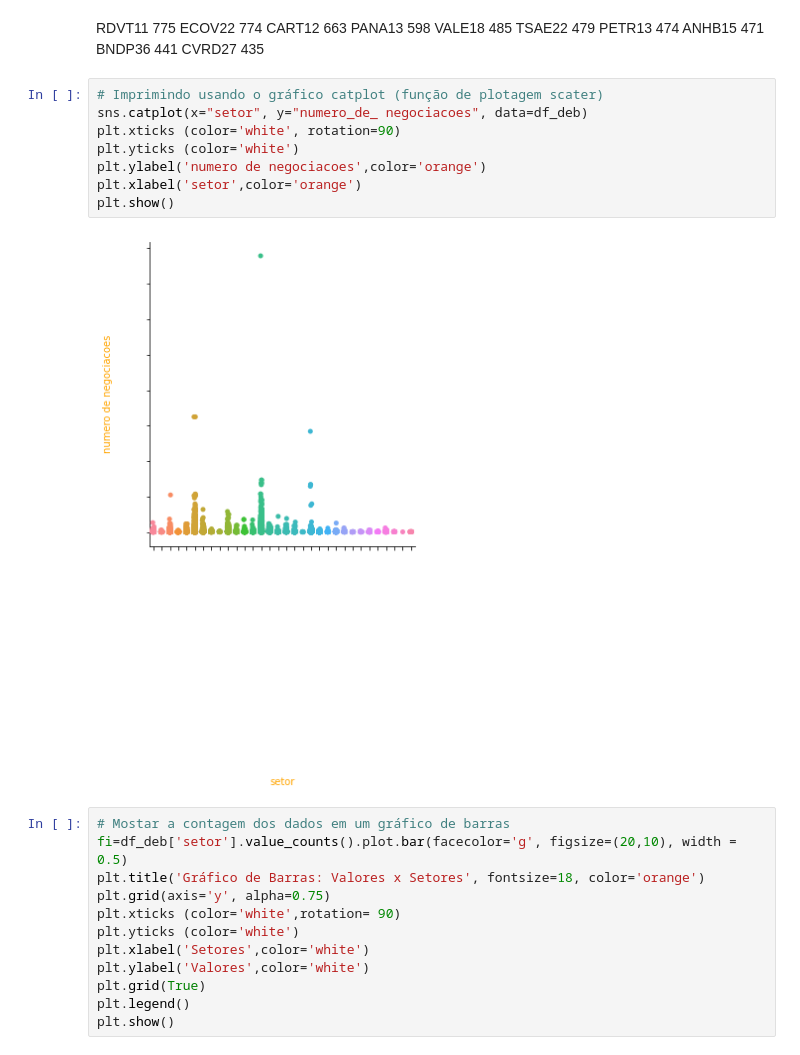
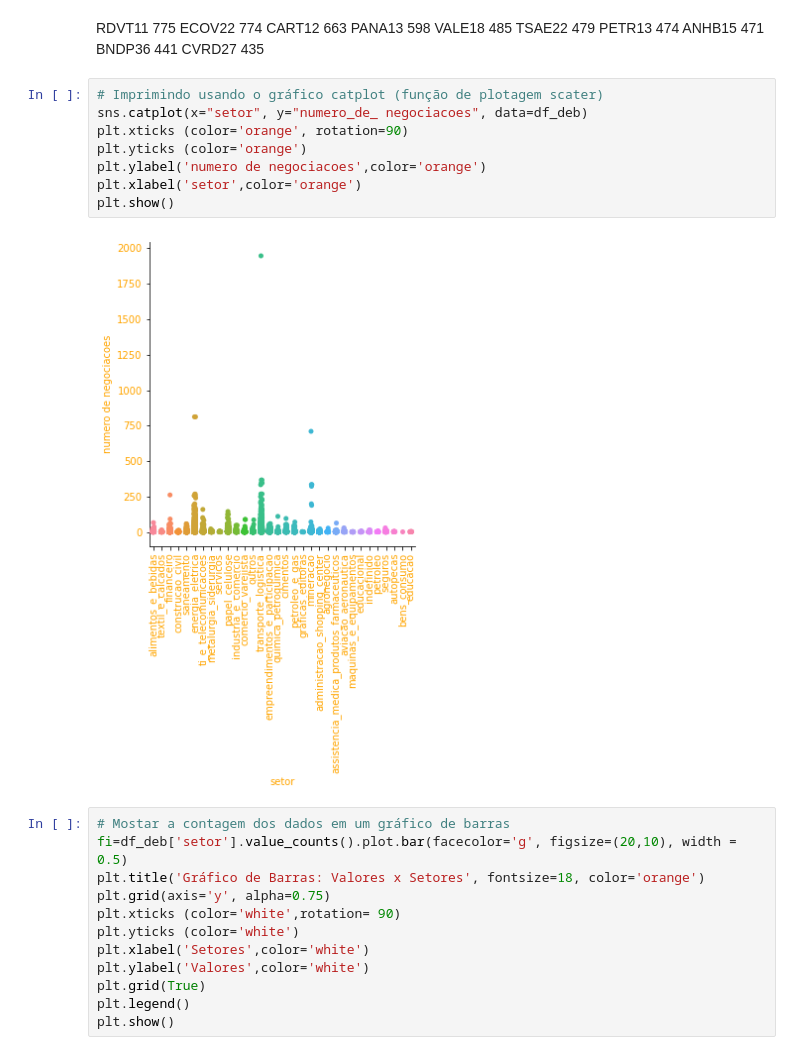
Before and after one commit to AndreLovo/Analise-de-dados, a Jupyter notebook: Debentures.ipynb, the cells around one changed output. Cells and saved outputs as stored; diff of their text form.

```diff
--- a/Debentures.ipynb
+++ b/Debentures.ipynb
@@ -567,13 +567,13 @@ CVRD27    435
 # %%
 # Imprimindo usando o gráfico catplot (função de plotagem scater)
 sns.catplot(x="setor", y="numero_de_ negociacoes", data=df_deb)
-plt.xticks (color='white', rotation=90)
-plt.yticks (color='white')
+plt.xticks (color='orange', rotation=90)
+plt.yticks (color='orange')
 plt.ylabel('numero de negociacoes',color='orange')
 plt.xlabel('setor',color='orange')
 plt.show()
 # %% [output]
-[figure, old version]
+[figure, new version]
 # %%
 # Mostar a contagem dos dados em um gráfico de barras
 fi=df_deb['setor'].value_counts().plot.bar(facecolor='g', figsize=(20,10), width = 0.5)
```
